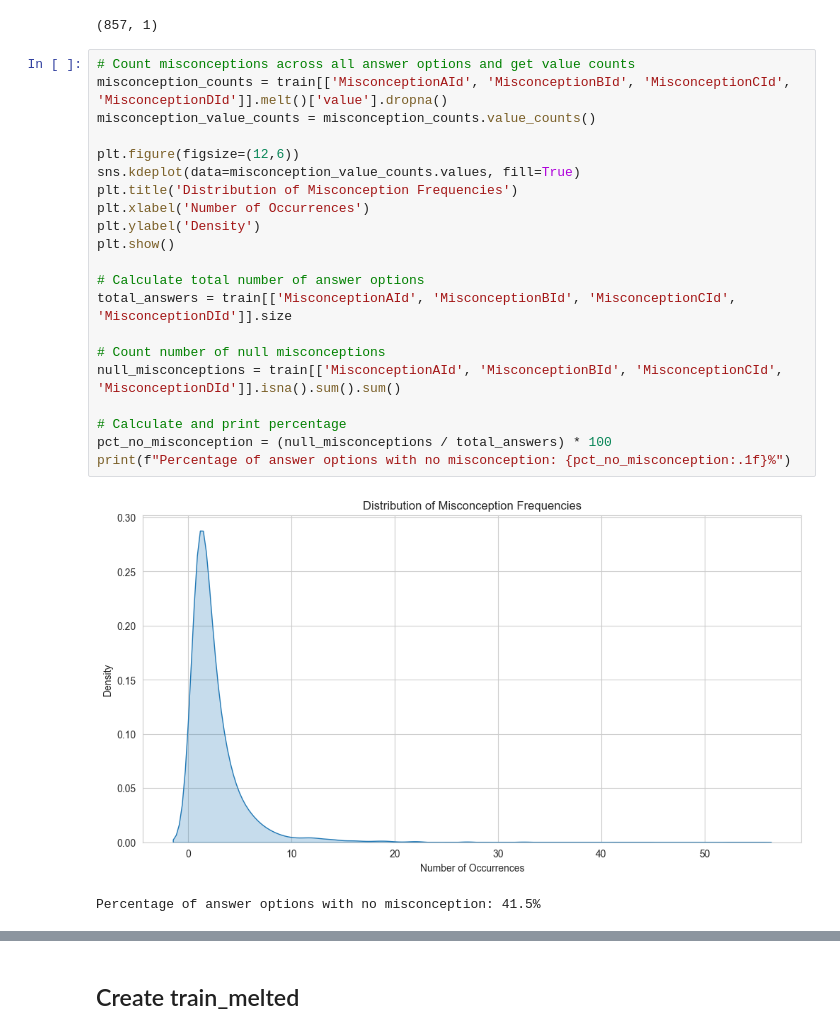
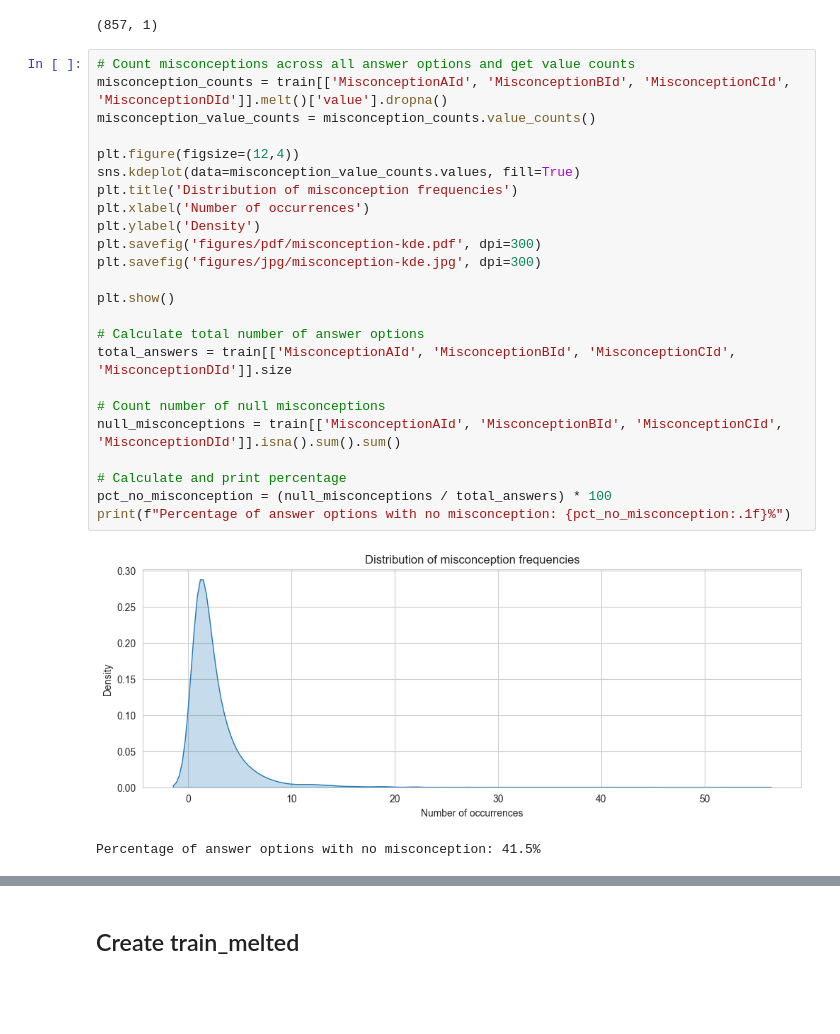
Before and after one commit to acyhuang/math-misconceptions, a Jupyter notebook: eda.ipynb, the cells around one changed output, grey strips where cells are left out. Saved outputs shown, nothing was run; the diff lists cells and outputs as text; blank space fills up the shorter version.

```diff
--- a/eda.ipynb
+++ b/eda.ipynb
@@ -46,24 +46,27 @@ misconceptions_short.shape
 # %%
 # Count misconceptions across all answer options and get value counts
 misconception_counts = train[['MisconceptionAId', 'MisconceptionBId', 'MisconceptionCId', 'MisconceptionDId']].melt()['value'].dropna()
 misconception_value_counts = misconception_counts.value_counts()
 
-plt.figure(figsize=(12,6))
+plt.figure(figsize=(12,4))
 sns.kdeplot(data=misconception_value_counts.values, fill=True)
-plt.title('Distribution of Misconception Frequencies')
-plt.xlabel('Number of Occurrences')
+plt.title('Distribution of misconception frequencies')
+plt.xlabel('Number of occurrences')
 plt.ylabel('Density')
+plt.savefig('figures/pdf/misconception-kde.pdf', dpi=300)
+plt.savefig('figures/jpg/misconception-kde.jpg', dpi=300)
+
 plt.show()
 
 # Calculate total number of answer options
 total_answers = train[['MisconceptionAId', 'MisconceptionBId', 'MisconceptionCId', 'MisconceptionDId']].size
 
 # Count number of null misconceptions
 null_misconceptions = train[['MisconceptionAId', 'MisconceptionBId', 'MisconceptionCId', 'MisconceptionDId']].isna().sum().sum()
 
 # Calculate and print percentage
 pct_no_misconception = (null_misconceptions / total_answers) * 100
 print(f"Percentage of answer options with no misconception: {pct_no_misconception:.1f}%")
 # %% [output]
-[figure, old version]
+[figure, new version]
 Percentage of answer options with no misconception: 41.5%
```
Also changed, not shown: parts of 3 cells of this notebook, 21 other files.
